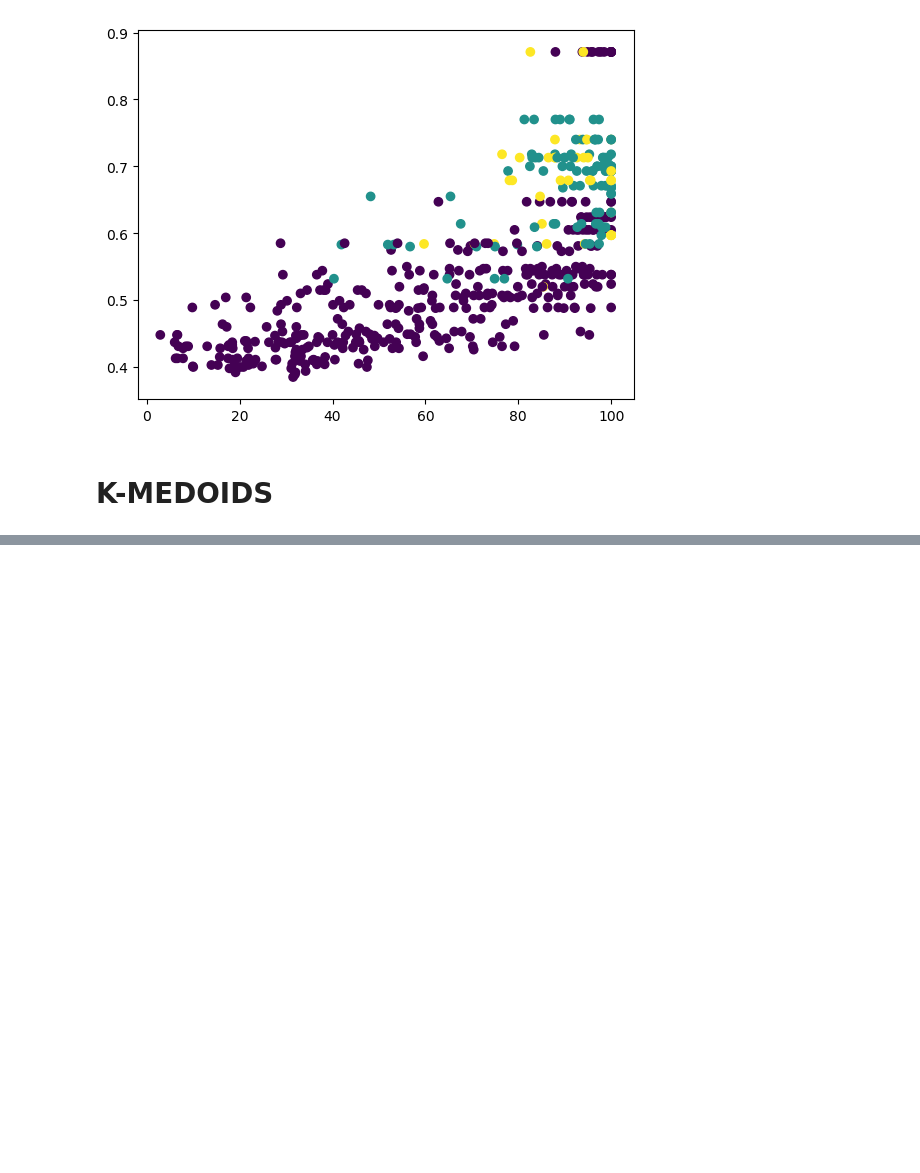
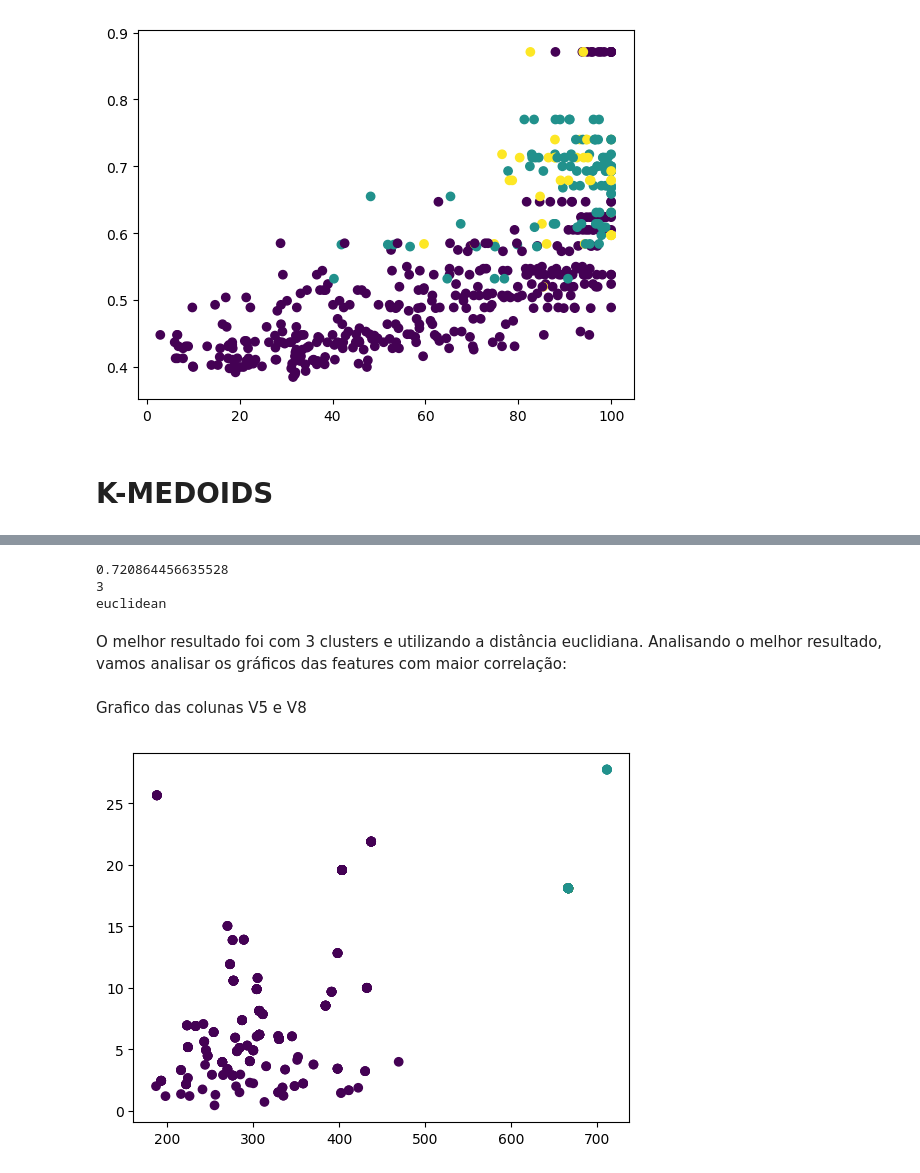
Before and after one commit to GiuDuncan/dataScienceP2, a Jupyter notebook: T2-2.ipynb, the cells around one changed output, grey strips where cells are left out. Saved outputs shown, nothing was run; the diff lists cells and outputs as text; code cells hidden in the pictures; blank space fills up the shorter version.

```diff
--- a/T2-2.ipynb
+++ b/T2-2.ipynb
@@ -199,12 +200,3 @@ plt.show()
 [figure]
 # %% [markdown]
 # K-MEDOIDS
-# %%
-from pyclustering.cluster.kmedoids import kmedoids
-from pyclustering.utils.metric import distance_metric, type_metric
-num_clusters = 2
-
-start_medoids_indexes = np.random.randint(0, X.shape[0], num_clusters)
-
-# Alguns valores em type_metric: EUCLIDEAN, EUCLIDEAN_SQUARE, MANHATTAN, MINKOWSKI, CHEBYSHEV
-metric = distance_metric(type_metric.MANHATTAN)
@@ -240,0 +307,23 @@ plt.show()
+# %%
+from sklearn.cluster import SpectralClustering, AgglomerativeClustering
+#Vamos rodar o Agglomerative Clustering em um for para simular de 2 a 8 clusters:
+
+best_silhouette = 0
+best_distance = ""
+best_num_clusters = 0
+
+for num_clusters in range(2,8):
+    print('Número de cluster: ' + str(num_clusters))
+
+    # Alguns valores possíveis em affinity: “euclidean”, “l1”, “l2”, “manhattan”, “cosine”
+    for affinity in ['euclidean','manhattan']:
+        model = AgglomerativeClustering(linkage = 'complete',n_clusters=num_clusters, affinity=affinity)
+        y_pred = model.fit_predict(X)
+        silhouette_avg = silhouette_score(X, y_pred, metric=affinity)
+
+        print("\tDistância: " + affinity + " -> Silhouette: " + str(silhouette_avg))
+
+        if silhouette_avg > best_silhouette:
+            best_silhouette = silhouette_avg
+            best_num_clusters = num_clusters
+            best_distance = affinity
@@ -240,0 +349,21 @@ plt.show()
+# %%
+print(best_silhouette)
+print(best_num_clusters)
+print(best_distance)
+# %% [output]
+0.720864456635528
+3
+euclidean
+# %% [markdown]
+O melhor resultado foi com 3 clusters e utilizando a distância euclidiana. Analisando o melhor resultado, vamos analisar os gráficos das features com maior correlação:
+# %%
+model = AgglomerativeClustering(linkage = 'complete',n_clusters=best_num_clusters, affinity=best_distance)
+y_pred = model.fit_predict(X)
+# %% [markdown]
+Grafico das colunas V5 e V8
+# %%
+plt.scatter(X.V5, X.V8, c=y_pred)
+
+plt.show()
+# %% [output]
+[figure, added]
```
Also changed, not shown: parts of 25 cells of this notebook, 1 other file.
